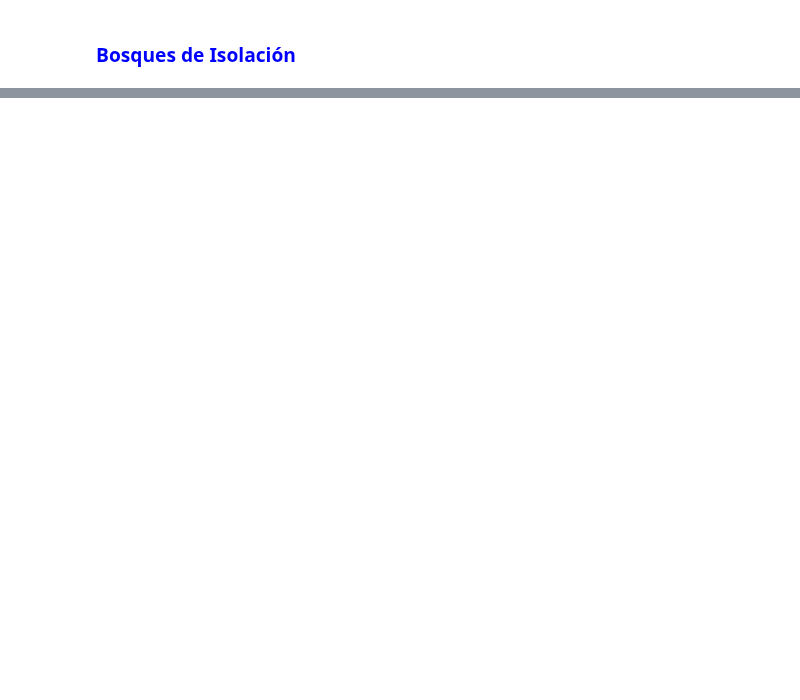
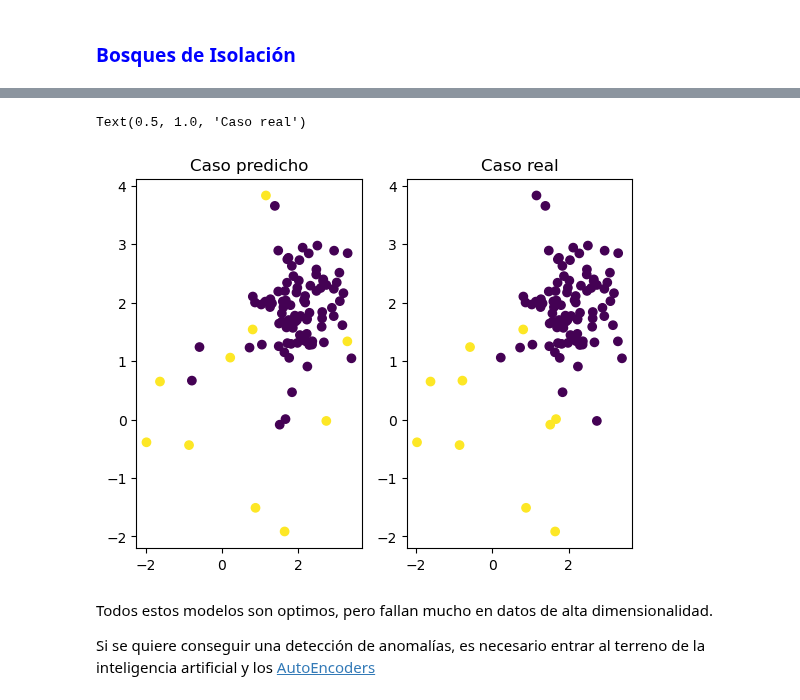
Before and after one commit to AprendizajeProfundo/diplomado-ciencia-de-datos, a Jupyter notebook: Matematicas-Estadistica/Cuadernos/anomalias.ipynb, the cells around one changed output, grey strips where cells are left out. Drawn from its saved outputs; the diff is of its cells as text; code cells hidden in the pictures; blank space fills up the shorter version.

```diff
--- a/Matematicas-Estadistica/Cuadernos/anomalias.ipynb
+++ b/Matematicas-Estadistica/Cuadernos/anomalias.ipynb
@@ -239,0 +270,19 @@ ax2.scatter(f1_t, f2_t, c=y_test)
+# %%
+from sklearn.svm import OneClassSVM
+
+one_svm = OneClassSVM(gamma='auto', nu=0.01).fit(X_train)
+
+y_pred = one_svm.predict(X_test)
+
+fig, [ax1,ax2] = plt.subplots(1,2)
+ax1.scatter(f1_t, f2_t, c=y_pred*-1)
+ax1.set_title("Caso predicho")
+ax2.scatter(f1_t, f2_t, c=y_test)
+ax2.set_title("Caso real")
+# %% [output]
+Text(0.5, 1.0, 'Caso real')
+[figure, added]
+# %% [markdown]
+Todos estos modelos son optimos, pero fallan mucho en datos de alta dimensionalidad.
+
+Si se quiere conseguir una detección de anomalías, es necesario entrar al terreno de la inteligencia artificial y los [AutoEncoders](https://nbviewer.org/github/AprendizajeProfundo/Diplomado/blob/master/Temas/M%C3%B3dulo%206-%20Autocodificadores/1.%20Autocodificadores%20generales/Cuadernos/ae_Example_Dense_mnist.ipynb)
```
Also changed, not shown: parts of 4 cells of this notebook.
